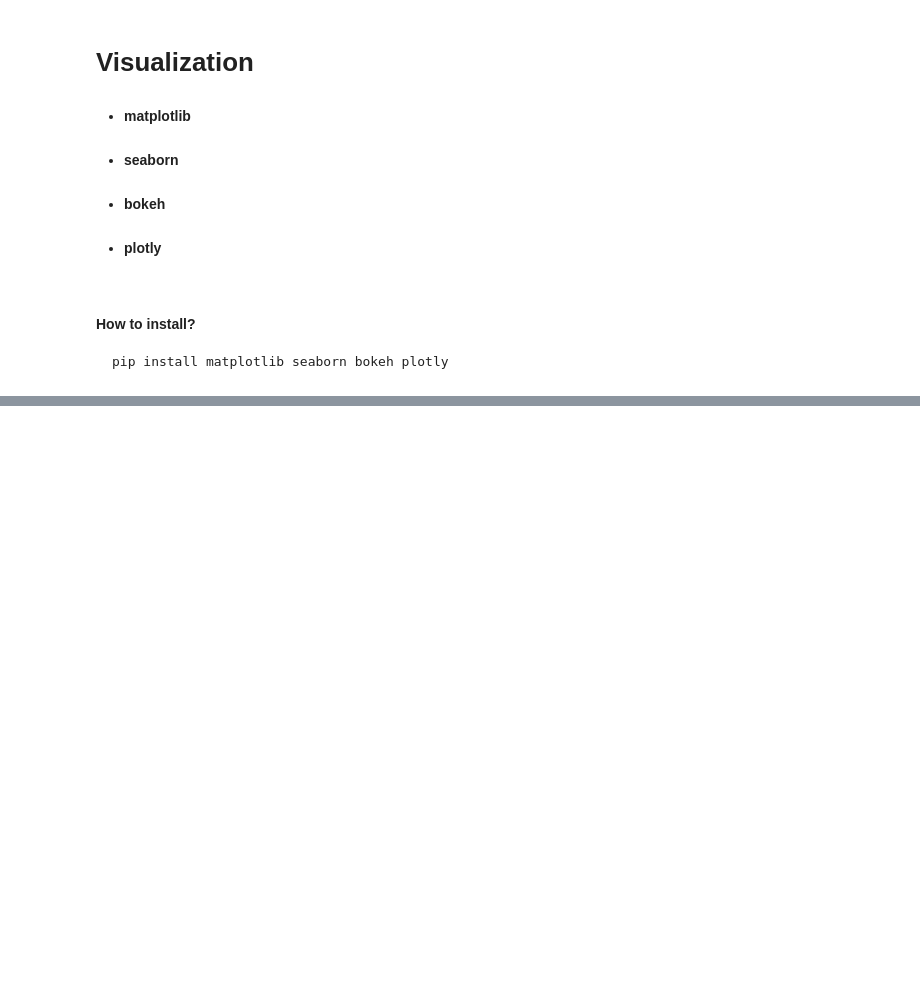
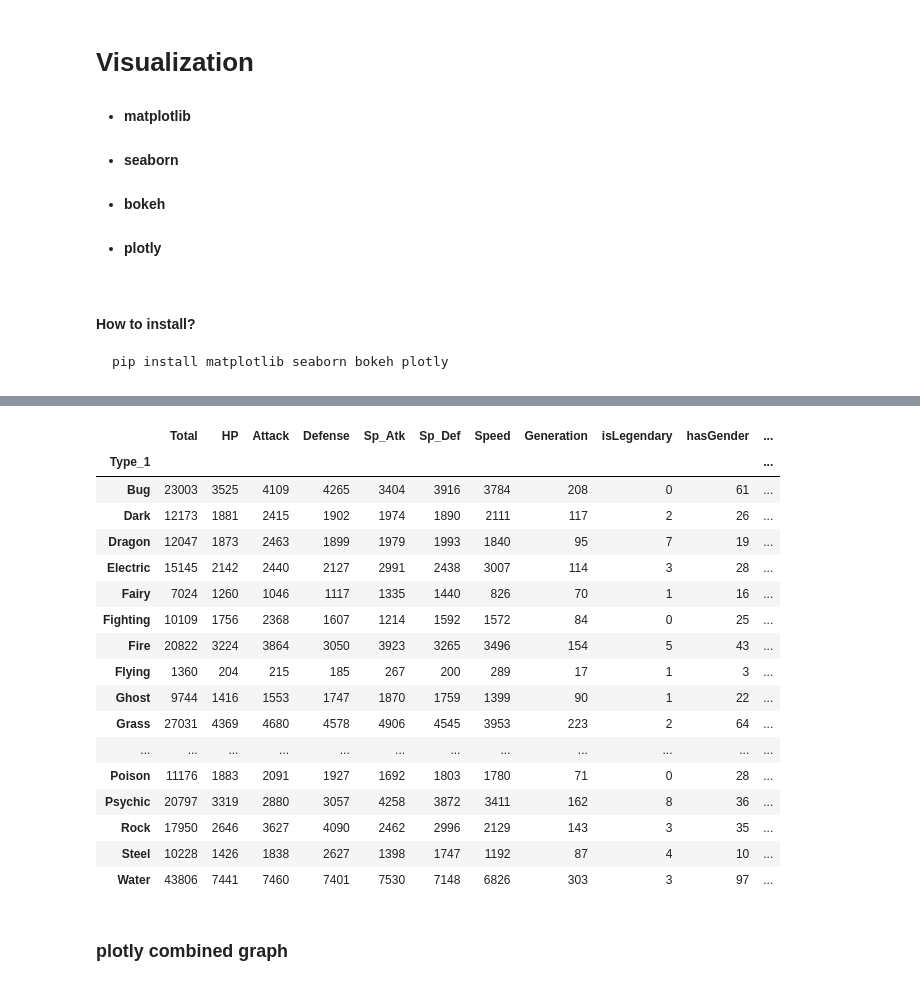
Before and after one commit to digipodium/2022JANPYDS330MTTF, a Jupyter notebook: analysis/visualization.ipynb, the cells around one changed output, grey strips where cells are left out. Saved outputs shown, nothing was run; the diff lists cells and outputs as text; code cells hidden in the pictures; blank space fills up the shorter version.

```diff
--- a/analysis/visualization.ipynb
+++ b/analysis/visualization.ipynb
@@ -45,0 +132,23 @@ sns.lmplot(x='Speed',y='HP',data=df,hue='isLegendary',fit_reg=False)
+# %%
+poketype_df = df.groupby('Type_1').sum()
+# %%
+poketype_df
+# %% [output]
+|  | Total | HP | Attack | Defense | Sp_Atk | Sp_Def | Speed | Generation | isLegendary | hasGender | ... |
+| Type_1 |  |  |  |  |  |  |  |  |  |  | ... |
+| Bug | 23003 | 3525 | 4109 | 4265 | 3404 | 3916 | 3784 | 208 | 0 | 61 | ... |
+| Dark | 12173 | 1881 | 2415 | 1902 | 1974 | 1890 | 2111 | 117 | 2 | 26 | ... |
+| Dragon | 12047 | 1873 | 2463 | 1899 | 1979 | 1993 | 1840 | 95 | 7 | 19 | ... |
+| Electric | 15145 | 2142 | 2440 | 2127 | 2991 | 2438 | 3007 | 114 | 3 | 28 | ... |
+| Fairy | 7024 | 1260 | 1046 | 1117 | 1335 | 1440 | 826 | 70 | 1 | 16 | ... |
+| Fighting | 10109 | 1756 | 2368 | 1607 | 1214 | 1592 | 1572 | 84 | 0 | 25 | ... |
+| Fire | 20822 | 3224 | 3864 | 3050 | 3923 | 3265 | 3496 | 154 | 5 | 43 | ... |
+| Flying | 1360 | 204 | 215 | 185 | 267 | 200 | 289 | 17 | 1 | 3 | ... |
+| Ghost | 9744 | 1416 | 1553 | 1747 | 1870 | 1759 | 1399 | 90 | 1 | 22 | ... |
+| Grass | 27031 | 4369 | 4680 | 4578 | 4906 | 4545 | 3953 | 223 | 2 | 64 | ... |
+| ... | ... | ... | ... | ... | ... | ... | ... | ... | ... | ... | ... |
+| Poison | 11176 | 1883 | 2091 | 1927 | 1692 | 1803 | 1780 | 71 | 0 | 28 | ... |
+| Psychic | 20797 | 3319 | 2880 | 3057 | 4258 | 3872 | 3411 | 162 | 8 | 36 | ... |
+| Rock | 17950 | 2646 | 3627 | 4090 | 2462 | 2996 | 2129 | 143 | 3 | 35 | ... |
+| Steel | 10228 | 1426 | 1838 | 2627 | 1398 | 1747 | 1192 | 87 | 4 | 10 | ... |
+| Water | 43806 | 7441 | 7460 | 7401 | 7530 | 7148 | 6826 | 303 | 3 | 97 | ... |
@@ -45,0 +157,2 @@ sns.lmplot(x='Speed',y='HP',data=df,hue='isLegendary',fit_reg=False)
+# %% [markdown]
+### plotly combined graph
```
Also changed, not shown: parts of 23 cells of this notebook.
